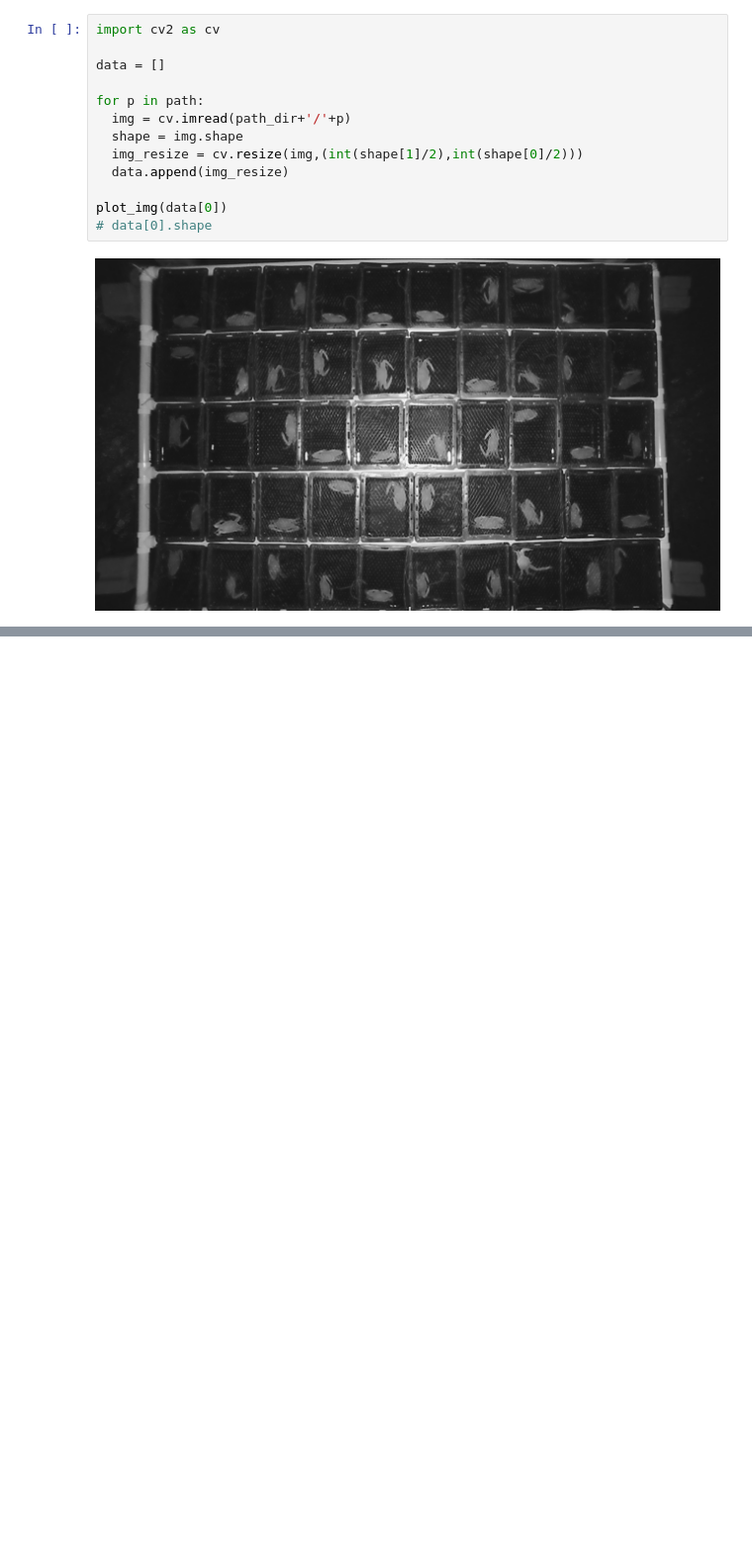
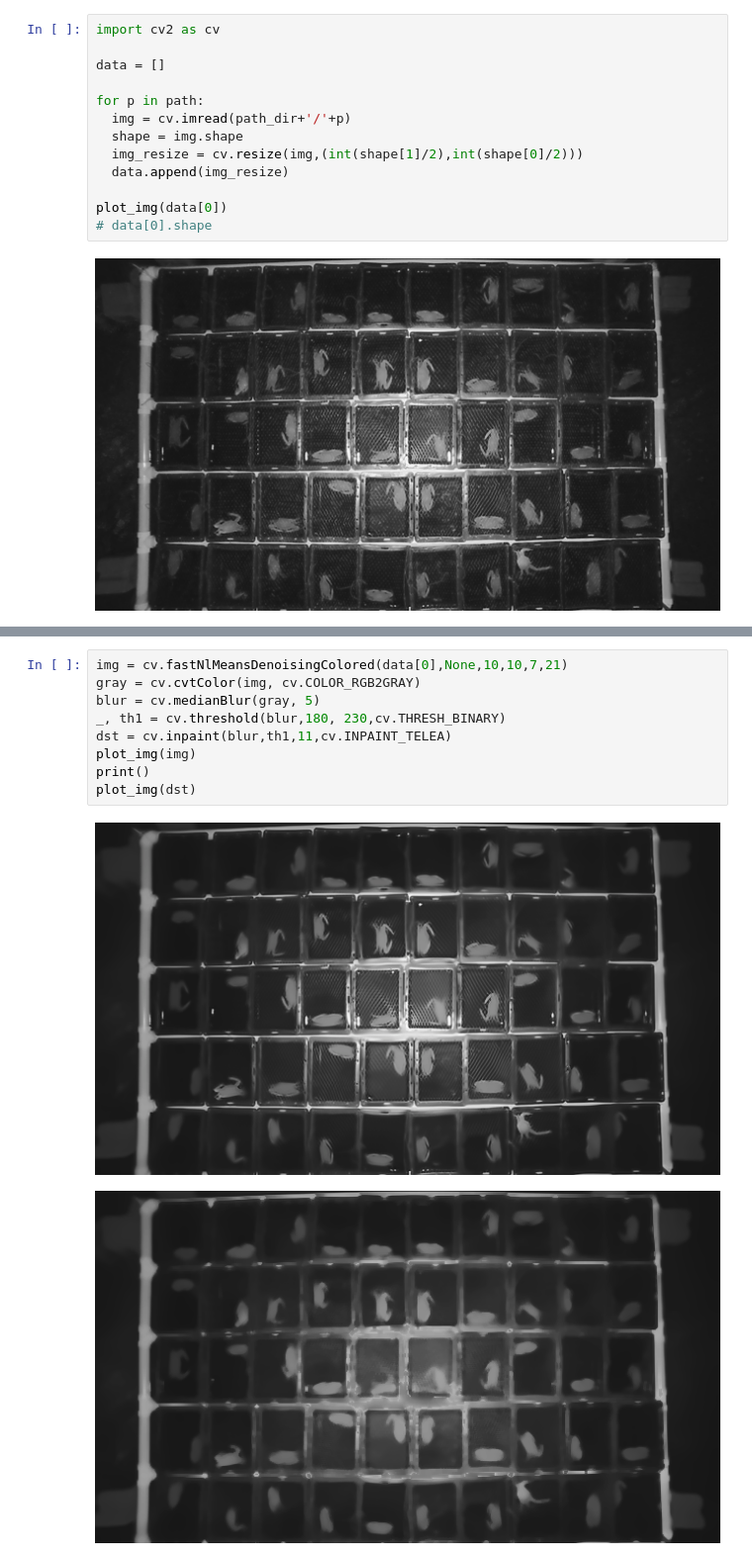
Before and after one commit to PattarapornH/Crab-Molting-Detection, a Jupyter notebook: Molting_crab_tracker.ipynb, the cells around one changed output, grey strips where cells are left out. Shown at 99% size. Cells and saved outputs as stored; diff of their text form; blank space fills up the shorter version.

```diff
--- a/Molting_crab_tracker.ipynb
+++ b/Molting_crab_tracker.ipynb
@@ -75,0 +68,12 @@ plot_img(gray)
+# %%
+img = cv.fastNlMeansDenoisingColored(data[0],None,10,10,7,21)
+gray = cv.cvtColor(img, cv.COLOR_RGB2GRAY)
+blur = cv.medianBlur(gray, 5)
+_, th1 = cv.threshold(blur,180, 230,cv.THRESH_BINARY)
+dst = cv.inpaint(blur,th1,11,cv.INPAINT_TELEA)
+plot_img(img)
+print()
+plot_img(dst)
+# %% [output]
+[figure, added]
+[figure, added]
```
Also changed, not shown: parts of 21 cells of this notebook.
